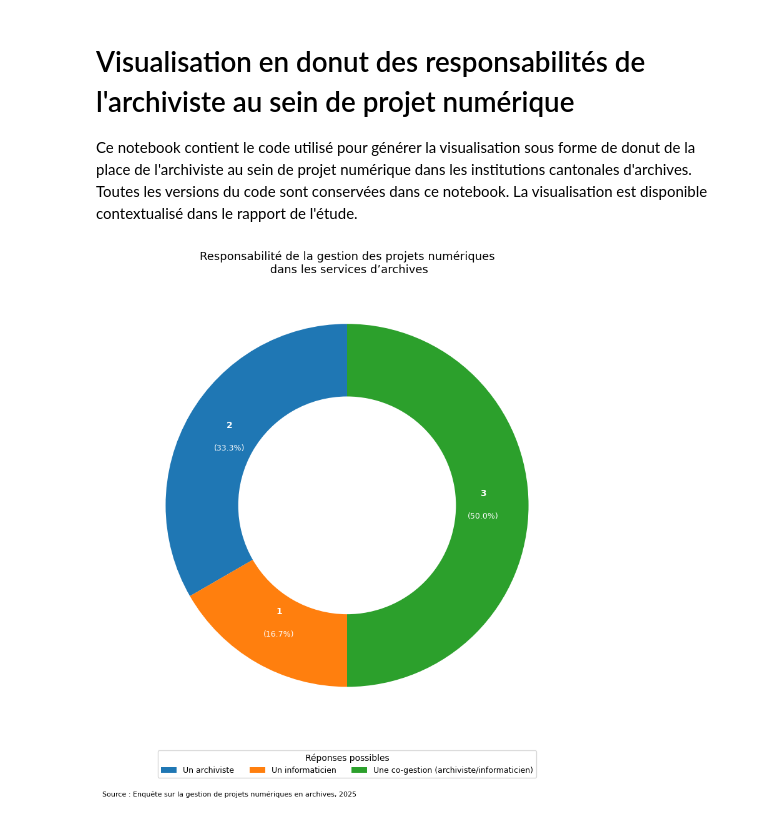
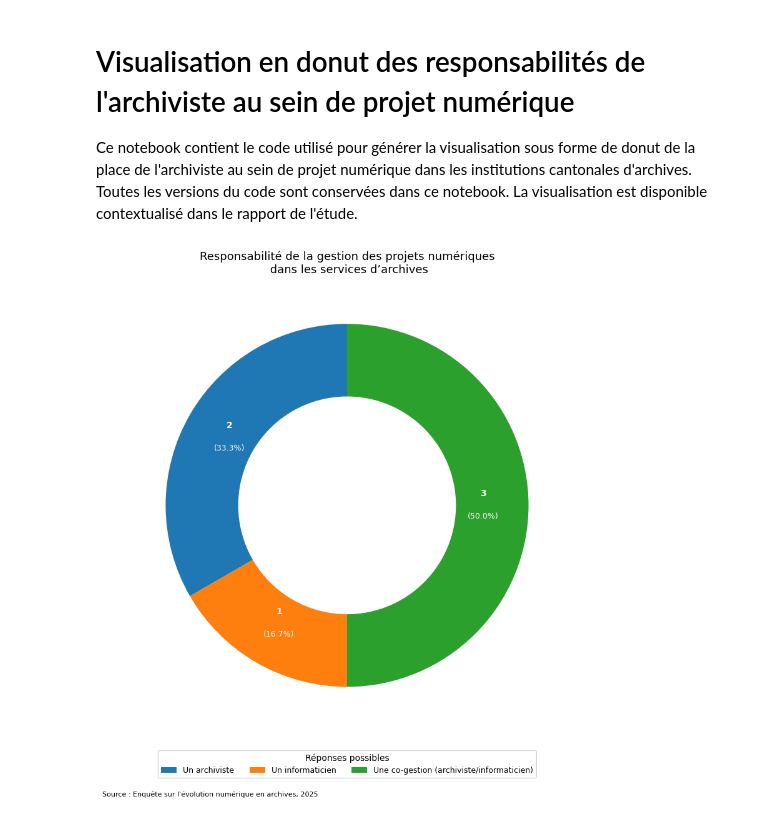
Before and after one commit to Raphix93/Memoire_Master, a Jupyter notebook: Data/data_curation/visualisation_enquête.ipynb, the cells around one changed output. Saved outputs shown, nothing was run; the diff lists cells and outputs as text; code cells hidden in the pictures.

```diff
--- a/Data/data_curation/visualisation_enquête.ipynb
+++ b/Data/data_curation/visualisation_enquête.ipynb
@@ -45,32 +45,32 @@ wedges, _ = ax.pie(
 
 # Ajouter les étiquettes (valeurs + pourcentages)
 total = counts.sum()
 for i, wedge in enumerate(wedges):
     angle = (wedge.theta2 + wedge.theta1) / 2.0
     radius = 0.75
     x = np.cos(np.deg2rad(angle)) * radius
     y = np.sin(np.deg2rad(angle)) * radius
     valeur = counts_present.iloc[i]
     pct = valeur / total * 100
 
     ax.text(x, y + 0.04, f"{valeur}", ha='center', va='bottom', color='white', fontsize=10, weight='bold')
     ax.text(x, y - 0.04, f"({pct:.1f}%)", ha='center', va='top', color='white', fontsize=9)
 
 # Légende sous le donut
 fig.legend(
     handles=[Patch(facecolor=color, label=label) for color, label in zip(palette_diverse, ordre)],
     title="Réponses possibles",
     loc="lower center",
     ncol=3,
     fontsize=9,
     bbox_to_anchor=(0.5, -0.08)
 )
 
 # Titre et source bien séparée
 ax.set_title("Responsabilité de la gestion des projets numériques\n dans les services d’archives", fontsize=13)
-plt.figtext(0.01, -0.11, "Source : Enquête sur la gestion de projets numériques en archives, 2025", ha="left", fontsize=8)
+plt.figtext(0.01, -0.11, "Source : Enquête sur l'évolution numérique en archives, 2025", ha="left", fontsize=8)
 
 plt.tight_layout()
 plt.show()
 # %% [output]
-[figure, old version]
+[figure, new version]
```
Also changed, not shown: 4 other files.
